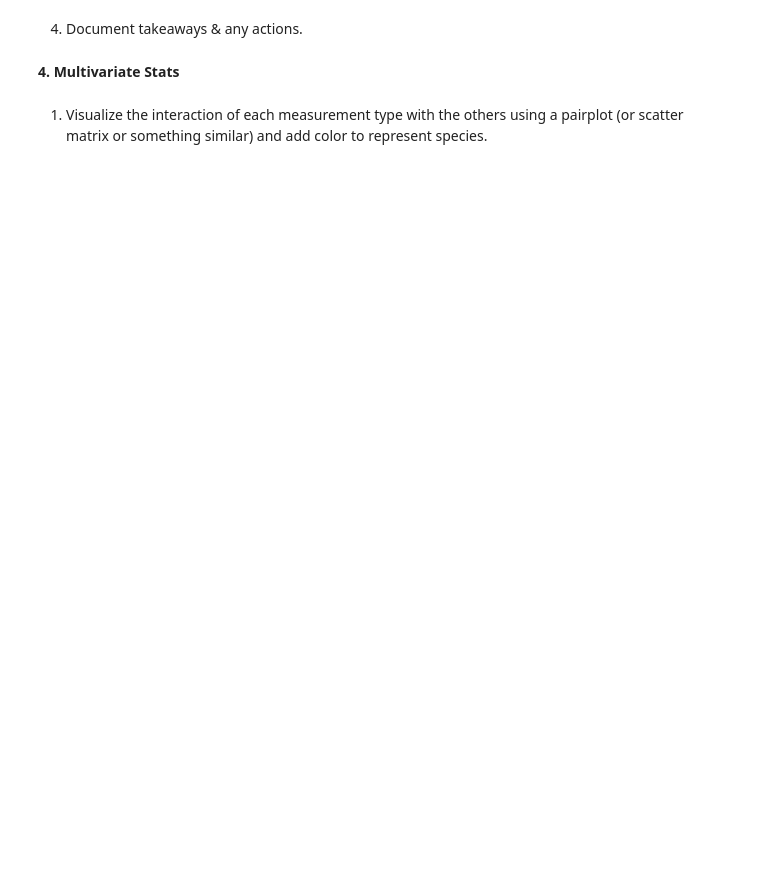
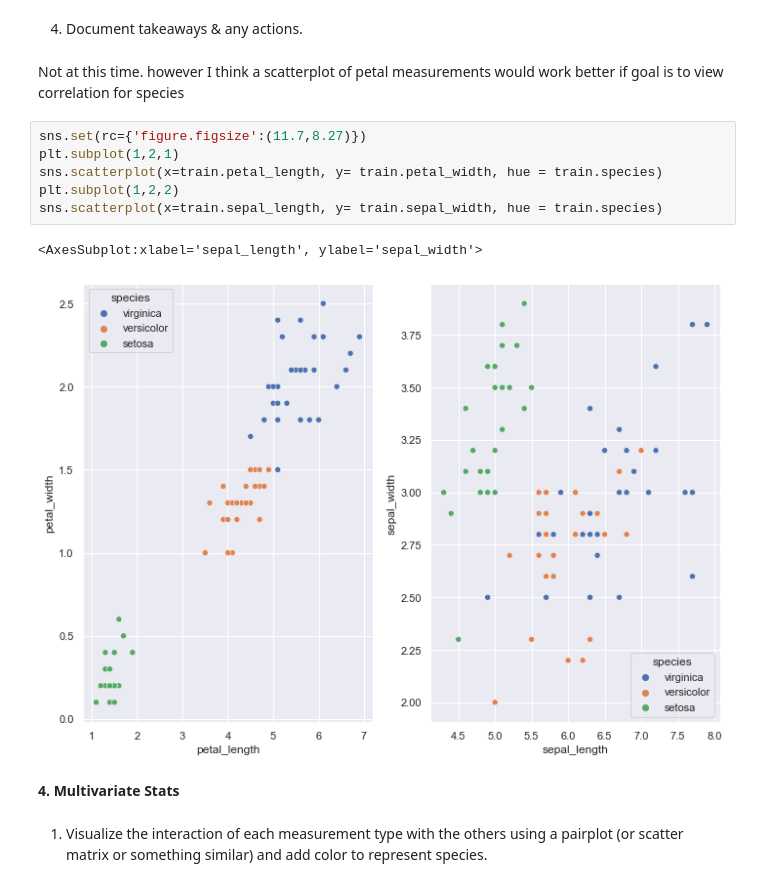
Before and after one commit to ChrisTeceno/classification-exercises, a Jupyter notebook: explore.ipynb, the cells around one changed output. Cells and saved outputs as stored; diff of their text form; blank space fills up the shorter version.

```diff
--- a/explore.ipynb
+++ b/explore.ipynb
@@ -100,5 +168,16 @@ plt.hist(train.species)
 # %% [markdown]
 4. Document takeaways & any actions.
+# %% [markdown]
+Not at this time. however I think a scatterplot of petal measurements would work better if goal is to view correlation for species
+# %%
+sns.set(rc={'figure.figsize':(11.7,8.27)})
+plt.subplot(1,2,1)
+sns.scatterplot(x=train.petal_length, y= train.petal_width, hue = train.species)
+plt.subplot(1,2,2)
+sns.scatterplot(x=train.sepal_length, y= train.sepal_width, hue = train.species)
+# %% [output]
+<AxesSubplot:xlabel='sepal_length', ylabel='sepal_width'>
+[figure, added]
 # %% [markdown]
 **4. Multivariate Stats**
 # %% [markdown]
```
Also changed, not shown: parts of 17 cells of this notebook.
